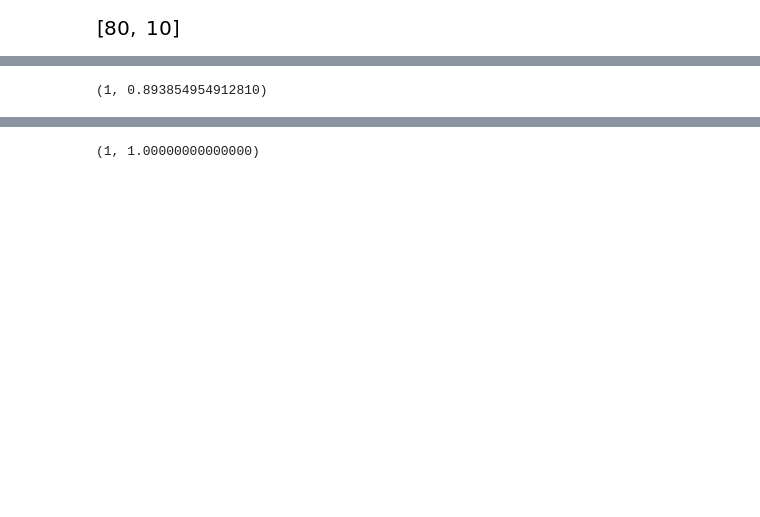
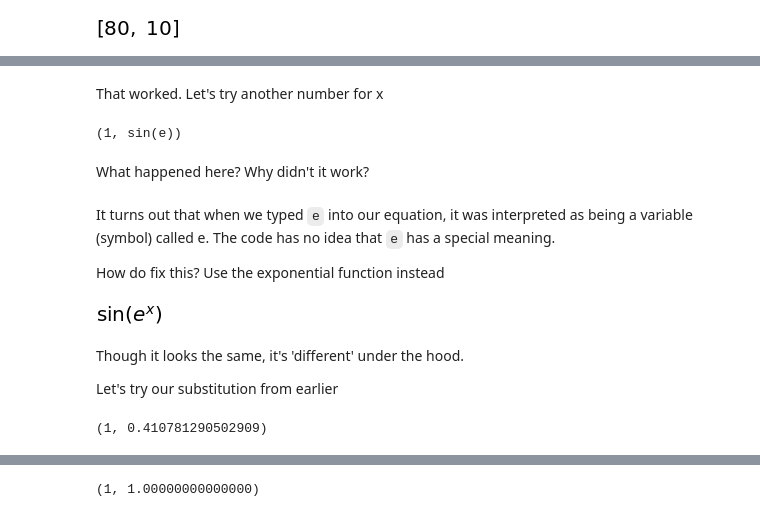
Before and after one commit to snifflesnrumjum/GAP_Python, a Jupyter notebook: GAP_Python_Workshop_4.ipynb, the cells around one changed output, grey strips where cells are left out. Cells and saved outputs as stored; diff of their text form; code cells hidden in the pictures; blank space fills up the shorter version.

```diff
--- a/GAP_Python_Workshop_4.ipynb
+++ b/GAP_Python_Workshop_4.ipynb
@@ -132,6 +202,29 @@ a
+# %% [markdown]
+That worked. Let's try another number for x
 # %%
-#this way may sometimes not work with multiple variables
-b = (1, function.subs([(x,2), (e,2.71)]).evalf())
+# this way may sometimes not work with multiple variables
+b = (1, function.subs(x,1).evalf())
 print(b)
 # %% [output]
-(1, 0.893854954912810)
+(1, sin(e))
+# %% [markdown]
+What happened here? Why didn't it work?
+# %% [markdown]
+It turns out that when we typed `e` into our equation, it was interpreted as being a variable (symbol) called e. The code has no idea that `e` has a special meaning.
+
+How do fix this? Use the exponential function instead
+# %%
+function = sympy.sympify('sin(exp(x))')
+function
+# %% [output]
+[figure, added]
+# %% [markdown]
+Though it looks the same, it's 'different' under the hood.
+
+Let's try our substitution from earlier
+# %%
+# this way may sometimes not work with multiple variables
+b = (1, function.subs(x,1).evalf())
+print(b)
+# %% [output]
+(1, 0.410781290502909)
```
Also changed, not shown: parts of 94 cells of this notebook.
